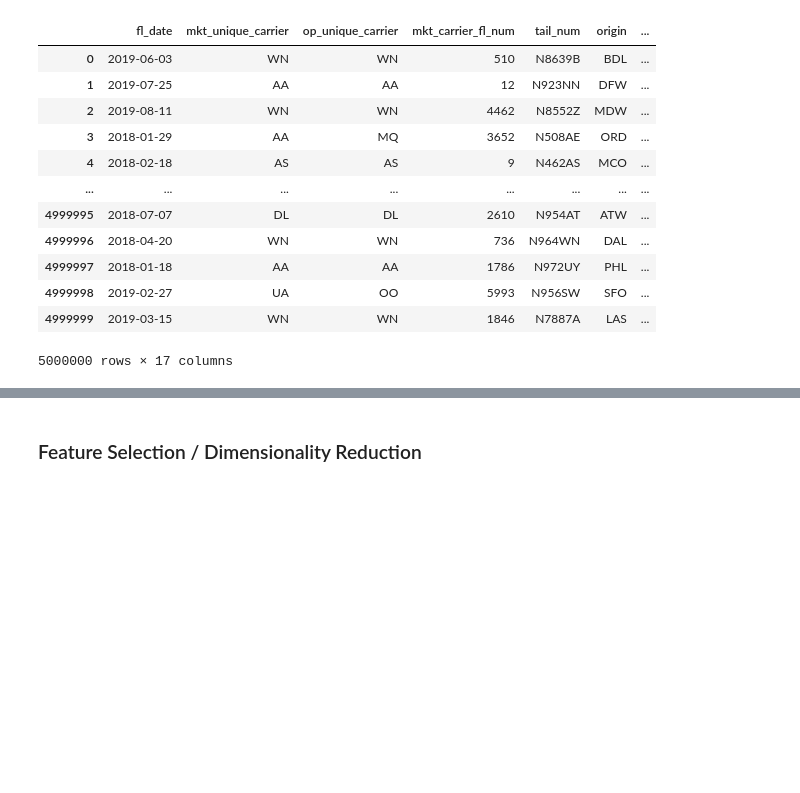
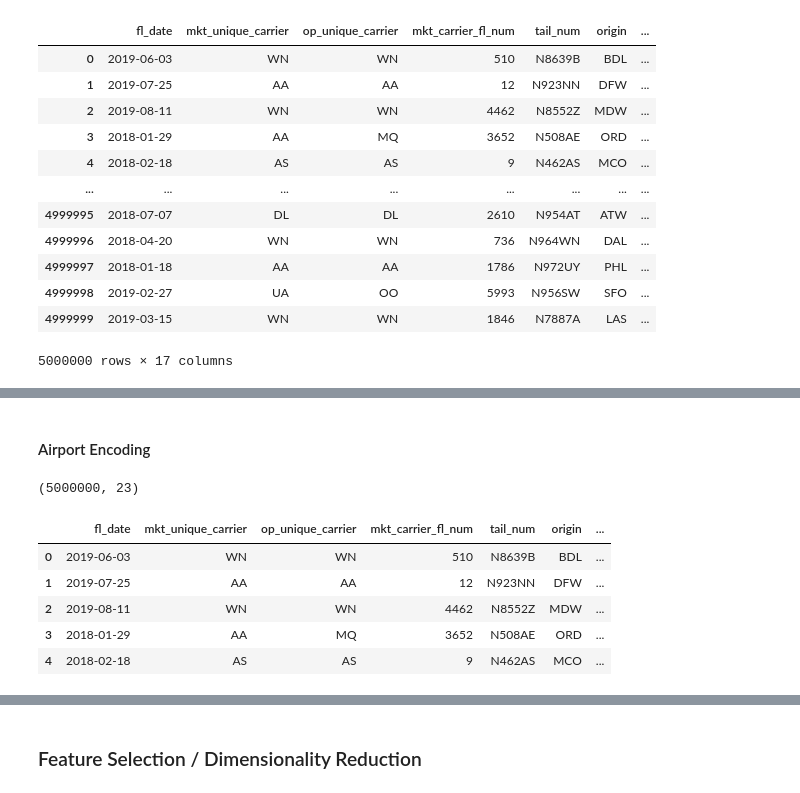
Before and after one commit to albina-m/LHL-Midterm-Flights, a Jupyter notebook: Garrett-modeling.ipynb, the cells around one changed output, grey strips where cells are left out. Drawn from its saved outputs; the diff is of its cells as text; code cells hidden in the pictures; blank space fills up the shorter version.

```diff
--- a/Garrett-modeling.ipynb
+++ b/Garrett-modeling.ipynb
@@ -176,0 +183,2 @@ data
+# %%
+dest_airport_traffic = dest_delay[['week','dest']].groupby(['dest','week']).size().reset_index(name='arriving_flights_per_week')
@@ -176,0 +187,2 @@ data
+# %%
+origin_airport_traffic = origin_delay[['week','origin']].groupby(['origin','week']).size().reset_index(name='leaving_flights_per_week')
@@ -176,0 +191,3 @@ data
+# %%
+data = data.merge(dest_airport_traffic, how='left', left_on=['dest','week'], right_on=['dest','week'])
+data = data.merge(origin_airport_traffic, how='left', left_on=['origin','week'], right_on=['origin','week'])
@@ -176,0 +210,27 @@ data
+# %% [markdown]
+#### Airport Encoding
+# %%
+#mainline = 0, regional = 1, ferry = 2
+data['flight_type'] = np.select (
+    [
+     (data['mkt_carrier_fl_num'] .between(1, 2949, inclusive=True)),
+     (data['mkt_carrier_fl_num'].between(2950, 7999, inclusive=True)),
+     (data['mkt_carrier_fl_num'].between(8000, 9400, inclusive=True)),
+    ],
+    [
+     'mainline',
+     'regional',
+     'ferry'
+    ]
+                                    )
+data = pd.concat([data,pd.get_dummies(data['flight_type'], prefix = 'flight_type')], axis = 1)
+print(data.shape)
+data.head()
+# %% [output]
+(5000000, 23)
+|  | fl_date | mkt_unique_carrier | op_unique_carrier | mkt_carrier_fl_num | tail_num | origin | ... |
+| 0 | 2019-06-03 | WN | WN | 510 | N8639B | BDL | ... |
+| 1 | 2019-07-25 | AA | AA | 12 | N923NN | DFW | ... |
+| 2 | 2019-08-11 | WN | WN | 4462 | N8552Z | MDW | ... |
+| 3 | 2018-01-29 | AA | MQ | 3652 | N508AE | ORD | ... |
+| 4 | 2018-02-18 | AS | AS | 9 | N462AS | MCO | ... |
```
Also changed, not shown: parts of 16 cells of this notebook, 3 other files.
